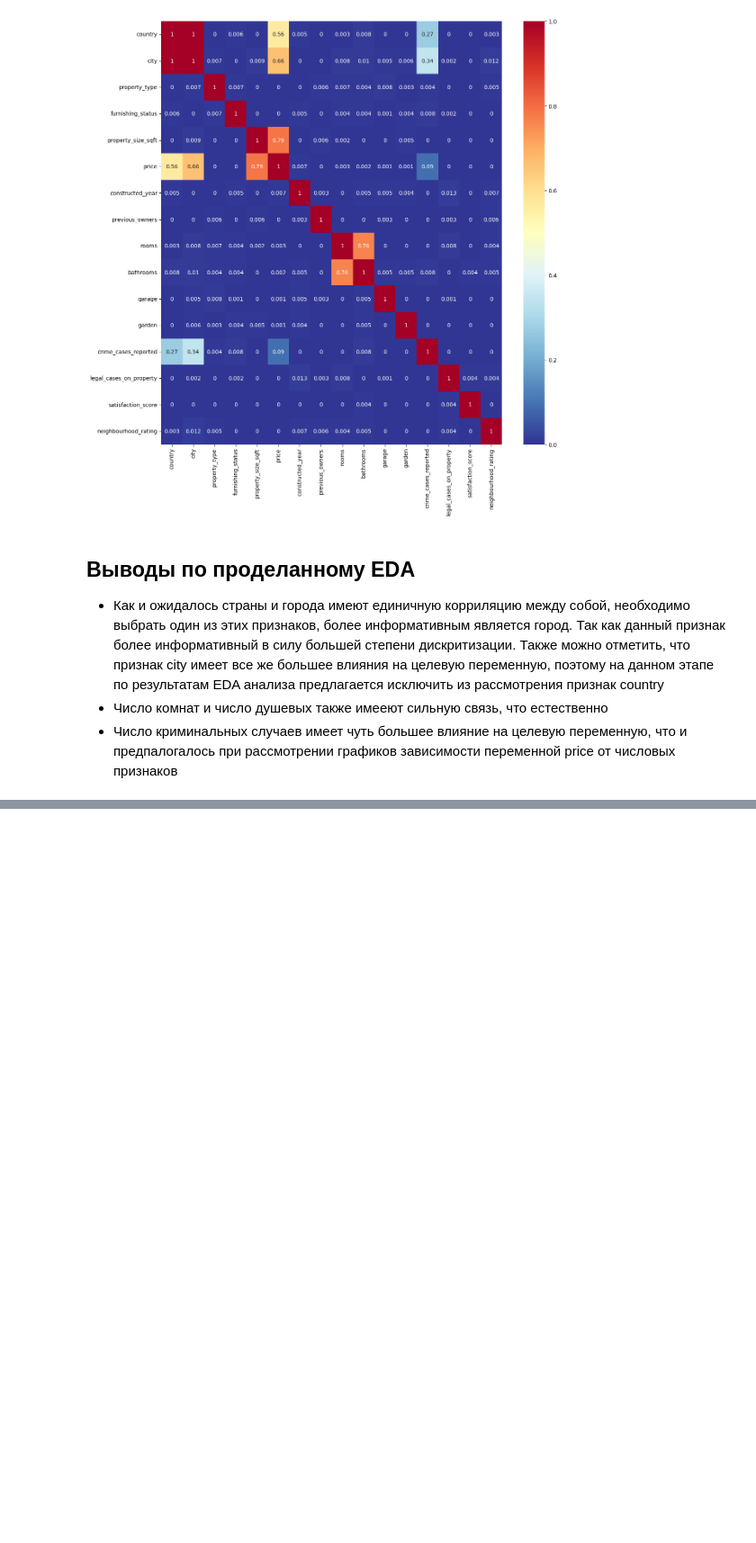
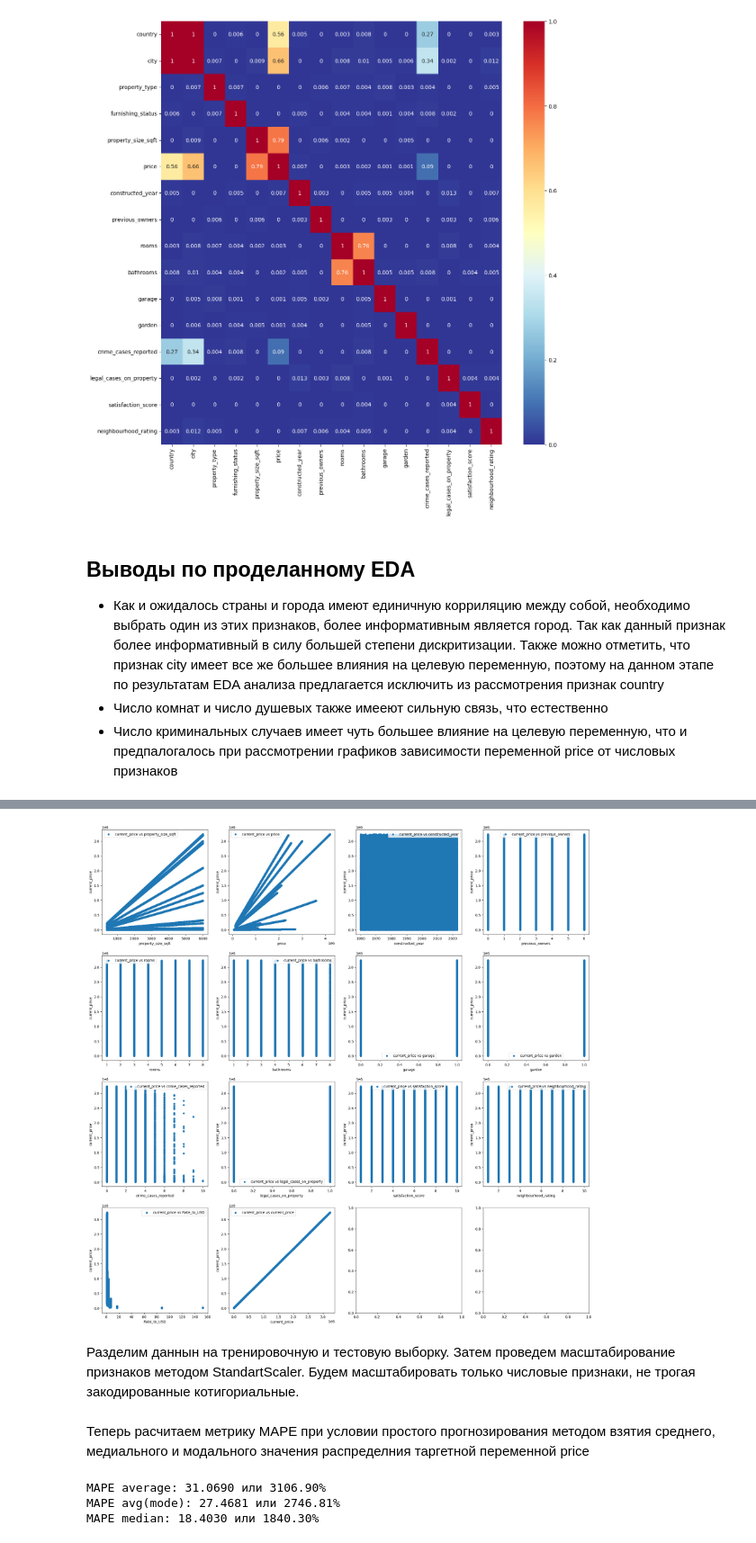
Before and after one commit to badmax333/ITMO_ML_course, a Jupyter notebook: ML_HW_AI_HUB.ipynb, the cells around one changed output, grey strips where cells are left out. Shown at 90% size. Drawn from its saved outputs; the diff is of its cells as text; code cells hidden in the pictures; blank space fills up the shorter version.

```diff
--- a/ML_HW_AI_HUB.ipynb
+++ b/ML_HW_AI_HUB.ipynb
@@ -280,0 +336,4 @@ interval columns not set, guessing: ['property_size_sqft', 'price', 'constructed
+# %%
+df_current = pd.merge(df, currency_rates, how='left', on='country')
+df_current['current_price'] = df_current['price'] / df_current['Rate_to_USD']
+df_current
@@ -280,0 +356,10 @@ interval columns not set, guessing: ['property_size_sqft', 'price', 'constructed
+# %%
+from sklearn.preprocessing import OneHotEncoder
+
+ohe_encoder = OneHotEncoder(sparse_output=False)
+encoded_array = ohe_encoder.fit_transform(df_current[['city', 'property_type', 'furnishing_status']])
+
+encoded_df = pd.DataFrame(
+    encoded_array,
+    columns=ohe_encoder.get_feature_names_out(['city', 'property_type', 'furnishing_status'])
+)
@@ -280,0 +386,5 @@ interval columns not set, guessing: ['property_size_sqft', 'price', 'constructed
+# %%
+num_cols = df_current.select_dtypes(exclude='object')
+df_for_model = pd.concat([df_current[num_cols.columns], encoded_df], axis=1)
+df_for_model = df_for_model.drop(columns='price')
+df_for_model.info()
@@ -280,0 +409,8 @@ interval columns not set, guessing: ['property_size_sqft', 'price', 'constructed
+# %%
+fig, axes = plt.subplots(nrows=4, ncols=4, figsize=(25, 25))
+for idx, feature in enumerate(num_cols.columns):
+    df_for_model.plot(feature, "current_price", subplots=True, kind="scatter", ax=axes[idx // 4, idx % 4], label=f'current_price vs {feature}')
+# %% [output]
+[figure, added]
+# %% [markdown]
+Разделим даннын на тренировочную и тестовую выборку. Затем проведем масштабирование признаков методом StandartScaler. Будем масштабировать только числовые признаки, не трогая закодированные котигориальные.
@@ -280,0 +440,22 @@ interval columns not set, guessing: ['property_size_sqft', 'price', 'constructed
+# %% [markdown]
+Теперь расчитаем метрику MAPE при условии простого прогнозирования методом взятия среднего, медиального и модального значения распределния таргетной переменной price
+# %%
+from sklearn.metrics import mean_absolute_percentage_error
+
+avg_predict = np.full(y_test.shape[0], y_train.mean())
+mape_avg = mean_absolute_percentage_error(y_test, avg_predict)
+
+mode_predict = np.full(y_test.shape[0], y_train.mode().mean())
+mape_mode = mean_absolute_percentage_error(y_test, mode_predict)
+
+median_predict = np.full(y_test.shape[0], y_train.median())
+mape_median = mean_absolute_percentage_error(y_test, median_predict)
+
+
+print(f"MAPE average: {mape_avg:.4f} или {mape_avg*100:.2f}%")
+print(f"MAPE avg(mode): {mape_mode:.4f} или {mape_mode*100:.2f}%")
+print(f"MAPE median: {mape_median:.4f} или {mape_median*100:.2f}%")
+# %% [output]
+MAPE average: 31.0690 или 3106.90%
+MAPE avg(mode): 27.4681 или 2746.81%
+MAPE median: 18.4030 или 1840.30%
```
Also changed, not shown: parts of 21 cells of this notebook.
